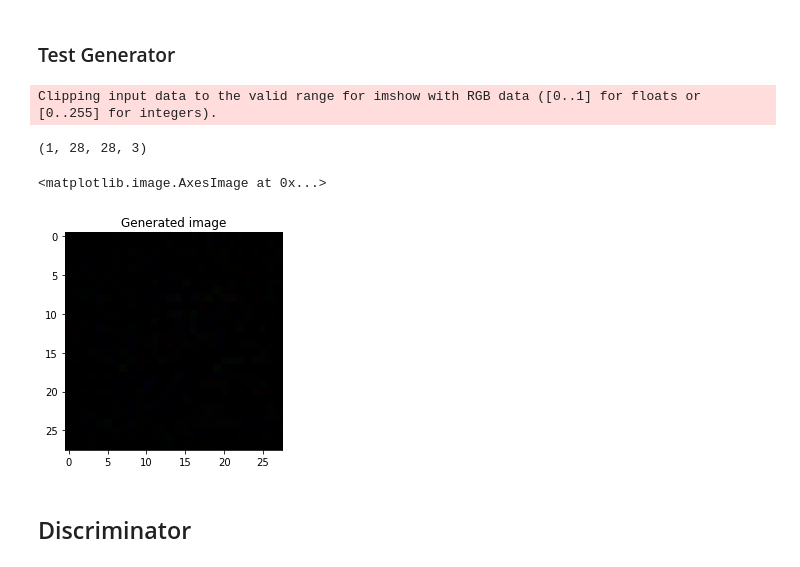
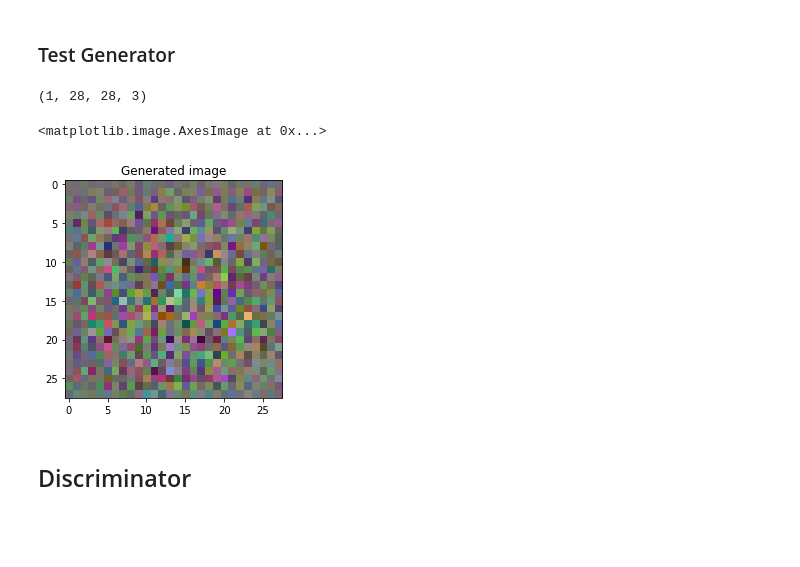
Before and after one commit to pierreelliott/kidney_stone_classification, a Jupyter notebook: training/DCGAN.ipynb, the cells around one changed output. Saved outputs shown, nothing was run; the diff lists cells and outputs as text; code cells hidden in the pictures; blank space fills up the shorter version.

```diff
--- a/training/DCGAN.ipynb
+++ b/training/DCGAN.ipynb
@@ -97,22 +98,24 @@ def make_generator_model():
 # %%
 generator = make_generator_model()
 
 noise = tf.random.uniform([1, 100])
 generated_image = generator(noise, training=False)
 print(generated_image.shape)
 
 # plt.figure()
 # plt.title("Random noise")
 # plt.imshow(np.random.rand(28, 28), cmap='gray')
 
+image = generated_image[0]
+mn = np.min(image)
+mx = np.max(image)
 plt.figure()
 plt.title("Generated image")
-plt.imshow(generated_image[0, :, :, :])#, cmap='gray')
+plt.imshow(np.uint8((image - mn)*255/(mx - mn)))
 # %% [output]
-Clipping input data to the valid range for imshow with RGB data ([0..1] for floats or [0..255] for integers).
+(1, 28, 28, 3)
-(1, 28, 28, 3)
+<matplotlib.image.AxesImage at 0x...>
-<matplotlib.image.AxesImage at 0x...>
-[figure, old version]
+[figure, new version]
 # %% [markdown]
 ## Discriminator
 # %%
```
Also changed, not shown: parts of 11 cells of this notebook, 1 other file.
